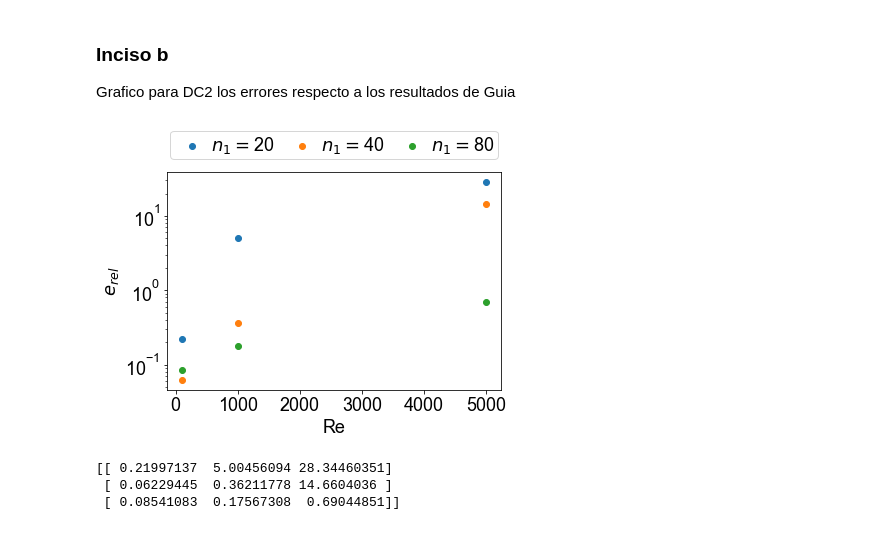
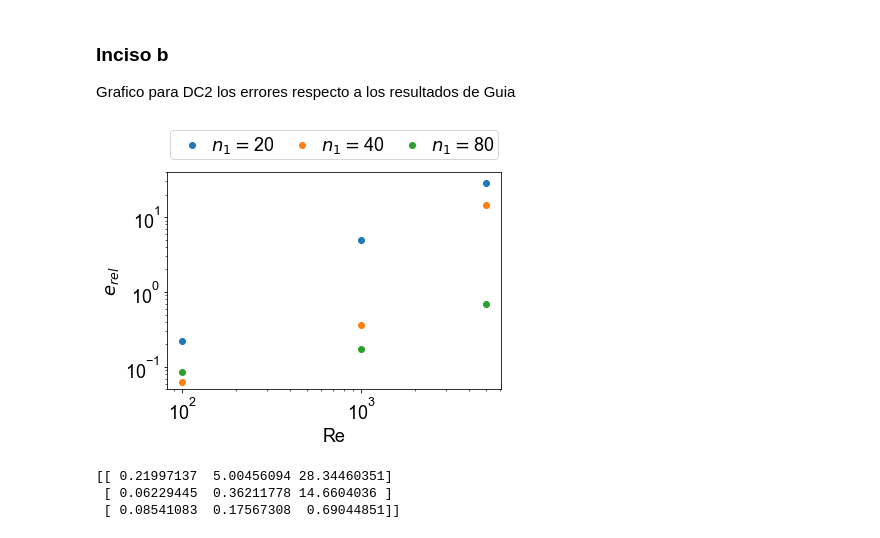
Before and after one commit to Lupama2/Guias_Metodos_Num_Fluidos_I, a Jupyter notebook: Guias/Informe_final/Programa/graficos/graficos.ipynb, the cells around one changed output. Cells and saved outputs as stored; diff of their text form; code cells hidden in the pictures.

```diff
--- a/Guias/Informe_final/Programa/graficos/graficos.ipynb
+++ b/Guias/Informe_final/Programa/graficos/graficos.ipynb
@@ -239,31 +239,36 @@ font = {'family' : 'Arial',
         'weight' : 'normal',
         'size'   : 18}
 matplotlib.rc('font', **font)
+# %%
+#Límites ylim
+ylim_min = 5e-2
+ylim_max = 4e1
 # %%
 #Calculo los errores
 errores_DC2 = errores_advectivo(datos_u_DC2, datos_v_DC2, guia_ucentral,guia_vcentral)
 
 #Grafico los errores vs nro de Re, una curva por cada n1
 Re_array = np.array([100,1000,5000])
 n1_array = np.array([20,40,80])
 for i in range(3):
     plt.scatter(Re_array, errores_DC2[i,:], label='$n_1 = $' + str(n1_array[i]))
 
 #Parámetros del gráfico:
 plt.legend(loc='lower center', ncol = 4, bbox_to_anchor=(0, 1.02, 1, 0.2), handletextpad=0.1, borderpad = 0.2, columnspacing=0.5)
 plt.xlabel('Re')
 plt.ylabel('$e_{rel}$')
 # plt.xticks(x, my_xticks)
 # plt.yticks(np.arange(y.min(), y.max(), 0.005))
 # plt.yticks(np.arange(-0.5,0.5 + 0.2,0.2))
 # plt.xlim(10.0**-4, 10.0**0)
-# plt.xscale("log")
+plt.xscale("log")
 plt.yscale("log")
+plt.ylim([ylim_min, ylim_max])
 
 #Guardo el gráfico
 plt.savefig('termino_adv_DC2.pdf', format='pdf',bbox_inches = "tight")
 # %% [output]
-[figure, old version]
+[figure, new version]
 # %%
 print(errores_DC2)
 # %% [output]
```
Also changed, not shown: parts of 3 cells of this notebook, 20 other files.
